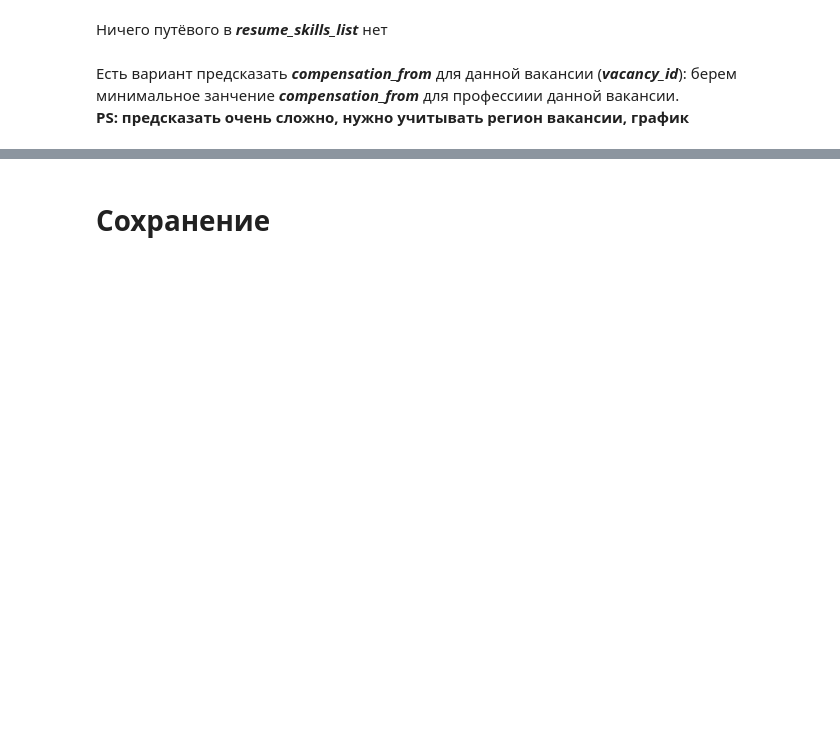
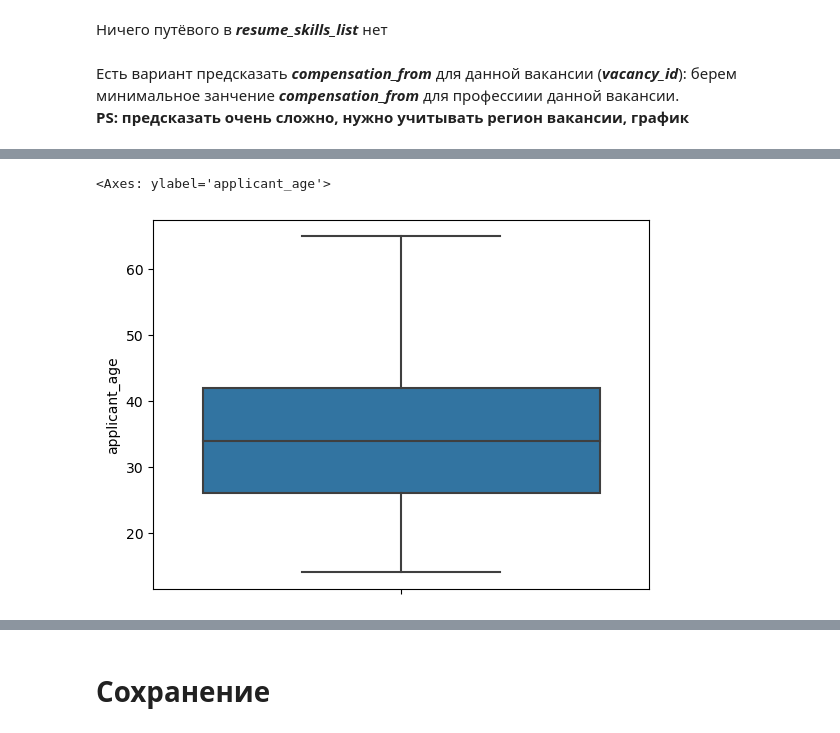
Before and after one commit to listens-to-spotify/-DA-NO-, a Jupyter notebook: preprocessing.ipynb, the cells around one changed output, grey strips where cells are left out. Saved outputs shown, nothing was run; the diff lists cells and outputs as text; code cells hidden in the pictures; blank space fills up the shorter version.

```diff
--- a/preprocessing.ipynb
+++ b/preprocessing.ipynb
@@ -194,0 +207,5 @@ df.vacancy_creation_date = df.vacancy_creation_date.dt.strftime('%Y/%m/%d')
+# %%
+sns.boxplot(unique_resumes, y='applicant_age', )
+# %% [output]
+<Axes: ylabel='applicant_age'>
+[figure, added]
```
Also changed, not shown: parts of 27 cells of this notebook.
